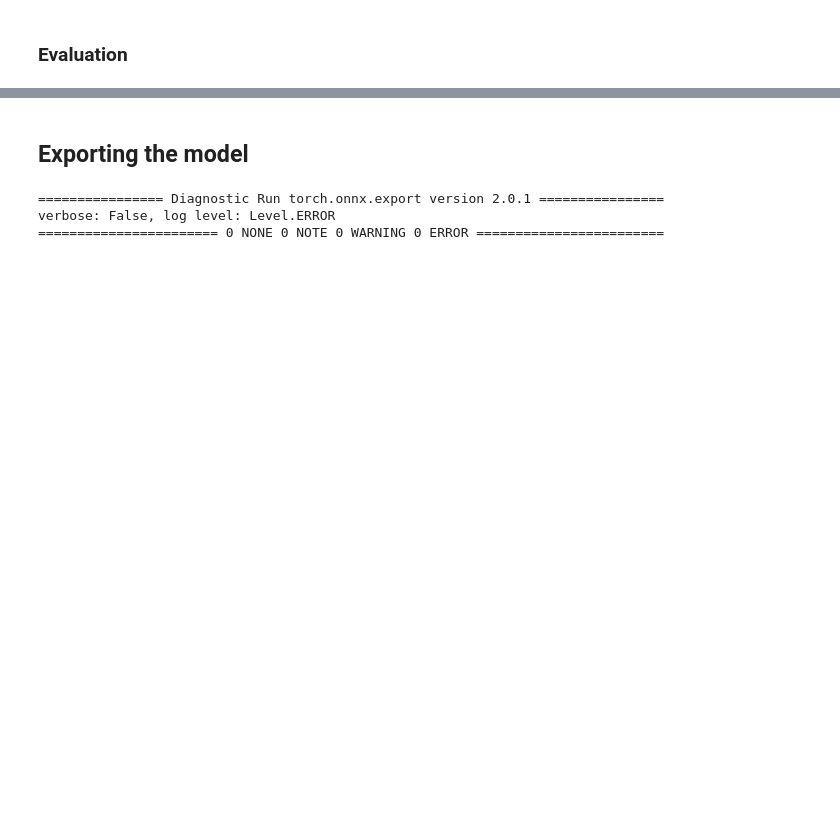
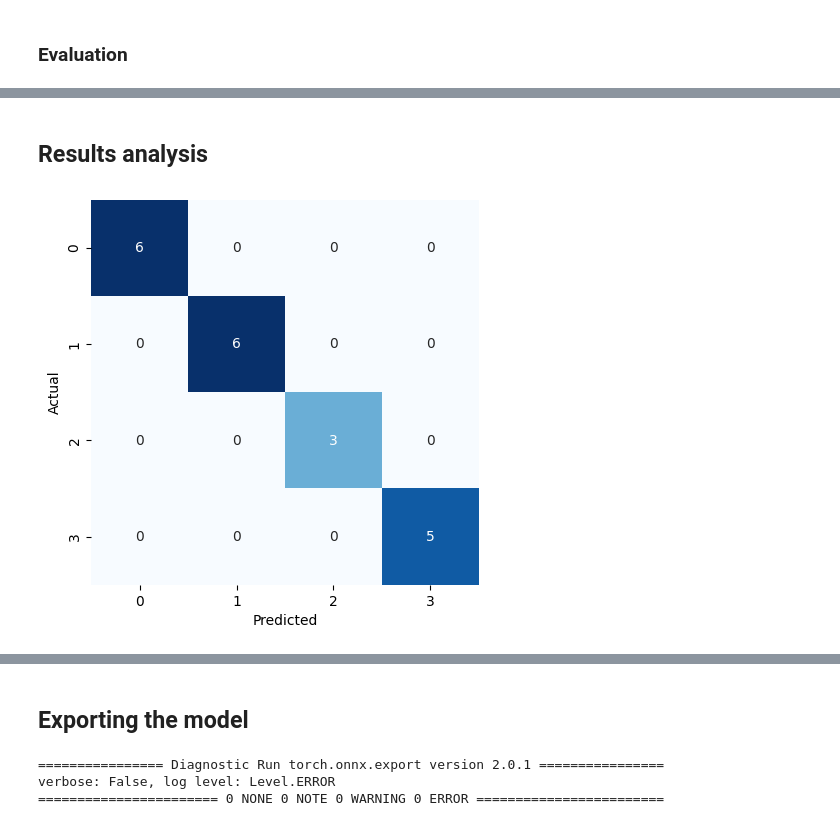
Before and after one commit to sinansoulier/VR-Gesture-Classification, a Jupyter notebook: gesture_classification.ipynb, the cells around one changed output, grey strips where cells are left out. Drawn from its saved outputs; the diff is of its cells as text; code cells hidden in the pictures; blank space fills up the shorter version.

Commit message:
[Analysis] Display confusion matrix and classification report

```diff
--- a/gesture_classification.ipynb
+++ b/gesture_classification.ipynb
@@ -89,0 +76,16 @@ Loss: 0.90 | Accuracy: 100.00%
+# %% [markdown]
+## Results analysis
+# %%
+# Confusion matrix
+x1 = X_test.copy()
+x2 = X_test.copy()
+y_pred = gesture_recognizer.to(Hardware.device()).predict(X_test)
+cm = confusion_matrix(y_test, y_pred.cpu().numpy().astype(dtype=np.int32))
+
+plt.figure(figsize=(5, 5))
+sns.heatmap(cm, annot=True, fmt='d', cmap='Blues', cbar=False)
+plt.xlabel('Predicted')
+plt.ylabel('Actual')
+plt.show()
+# %% [output]
+[figure, added]
```
Also changed, not shown: parts of 8 cells of this notebook, 1 other file.
